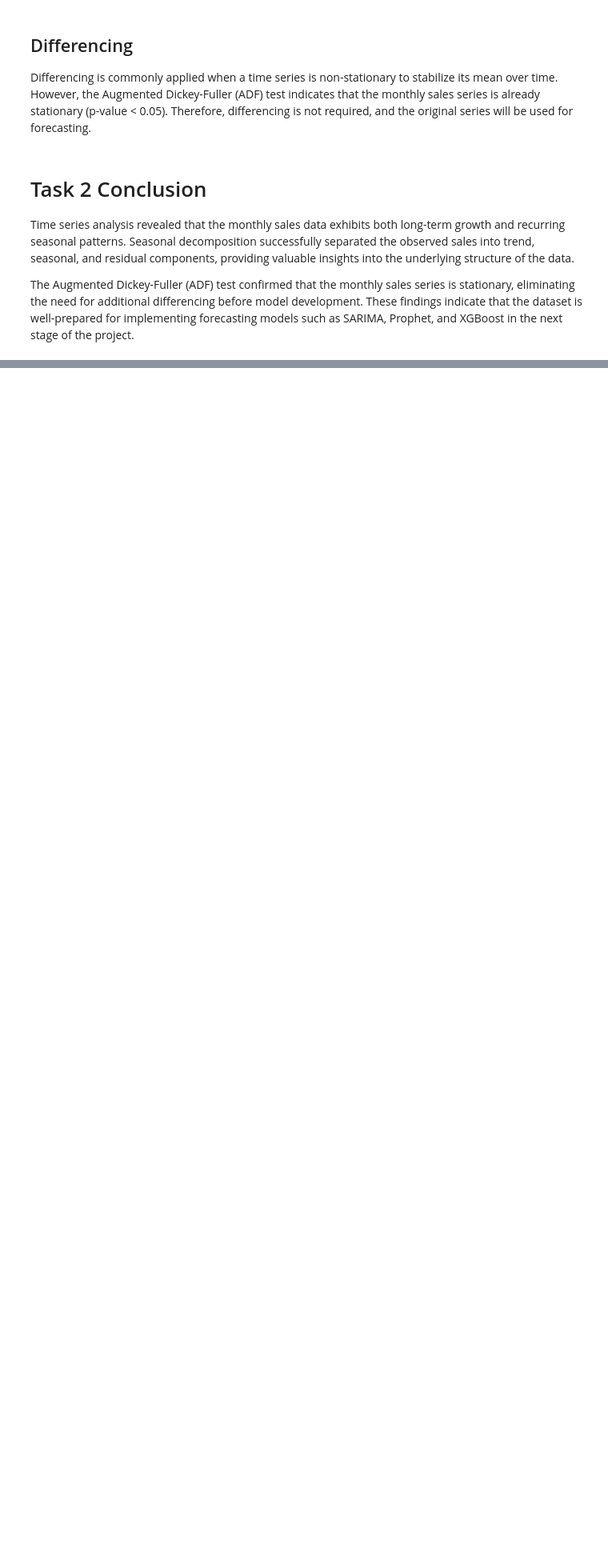
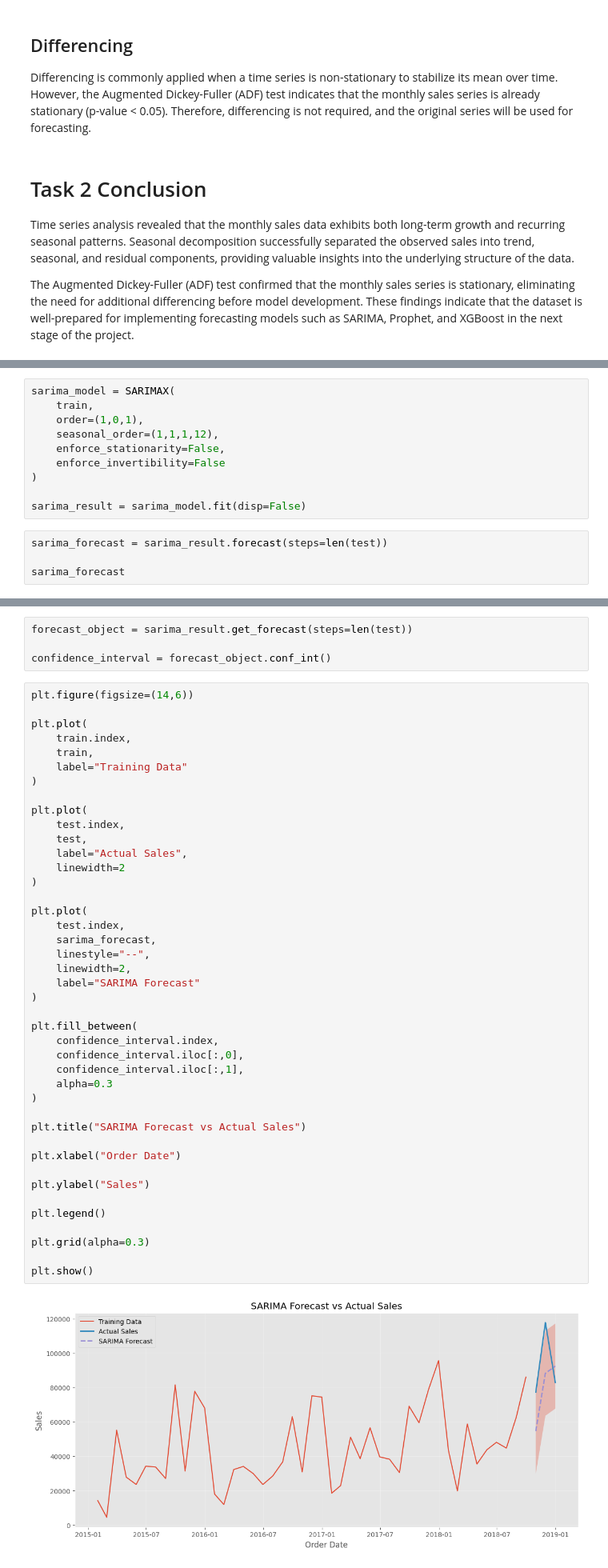
Before and after one commit to krishna-2-005/SalesForecasting_KuchuruSaiKrishnaReddy, a Jupyter notebook: Final_Project_Submission_XYLOFY_AI.ipynb, the cells around one changed output, grey strips where cells are left out. Shown at 80% size. Drawn from its saved outputs; the diff is of its cells as text; blank space fills up the shorter version.

```diff
--- a/Final_Project_Submission_XYLOFY_AI.ipynb
+++ b/Final_Project_Submission_XYLOFY_AI.ipynb
@@ -838,0 +902,14 @@ The Augmented Dickey-Fuller (ADF) test confirmed that the monthly sales series i
+# %%
+sarima_model = SARIMAX(
+    train,
+    order=(1,0,1),
+    seasonal_order=(1,1,1,12),
+    enforce_stationarity=False,
+    enforce_invertibility=False
+)
+
+sarima_result = sarima_model.fit(disp=False)
+# %%
+sarima_forecast = sarima_result.forecast(steps=len(test))
+
+sarima_forecast
@@ -838,0 +922,48 @@ The Augmented Dickey-Fuller (ADF) test confirmed that the monthly sales series i
+# %%
+forecast_object = sarima_result.get_forecast(steps=len(test))
+
+confidence_interval = forecast_object.conf_int()
+# %%
+plt.figure(figsize=(14,6))
+
+plt.plot(
+    train.index,
+    train,
+    label="Training Data"
+)
+
+plt.plot(
+    test.index,
+    test,
+    label="Actual Sales",
+    linewidth=2
+)
+
+plt.plot(
+    test.index,
+    sarima_forecast,
+    linestyle="--",
+    linewidth=2,
+    label="SARIMA Forecast"
+)
+
+plt.fill_between(
+    confidence_interval.index,
+    confidence_interval.iloc[:,0],
+    confidence_interval.iloc[:,1],
+    alpha=0.3
+)
+
+plt.title("SARIMA Forecast vs Actual Sales")
+
+plt.xlabel("Order Date")
+
+plt.ylabel("Sales")
+
+plt.legend()
+
+plt.grid(alpha=0.3)
+
+plt.show()
+# %% [output]
+[figure, added]
```
Also changed, not shown: parts of 104 cells of this notebook.
